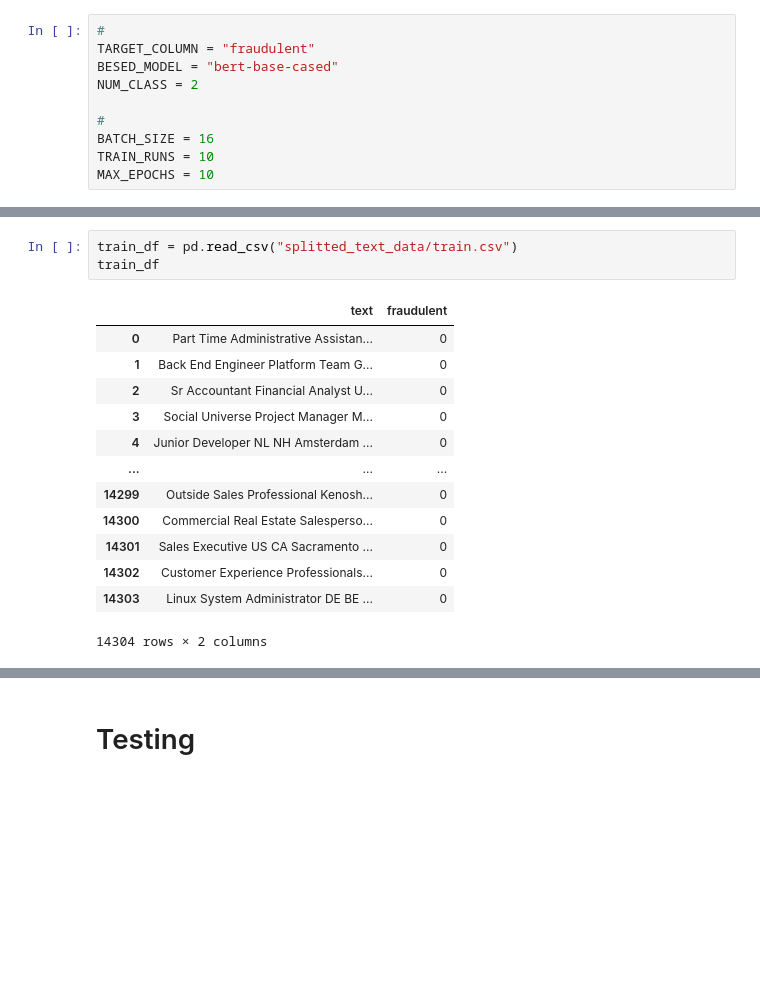
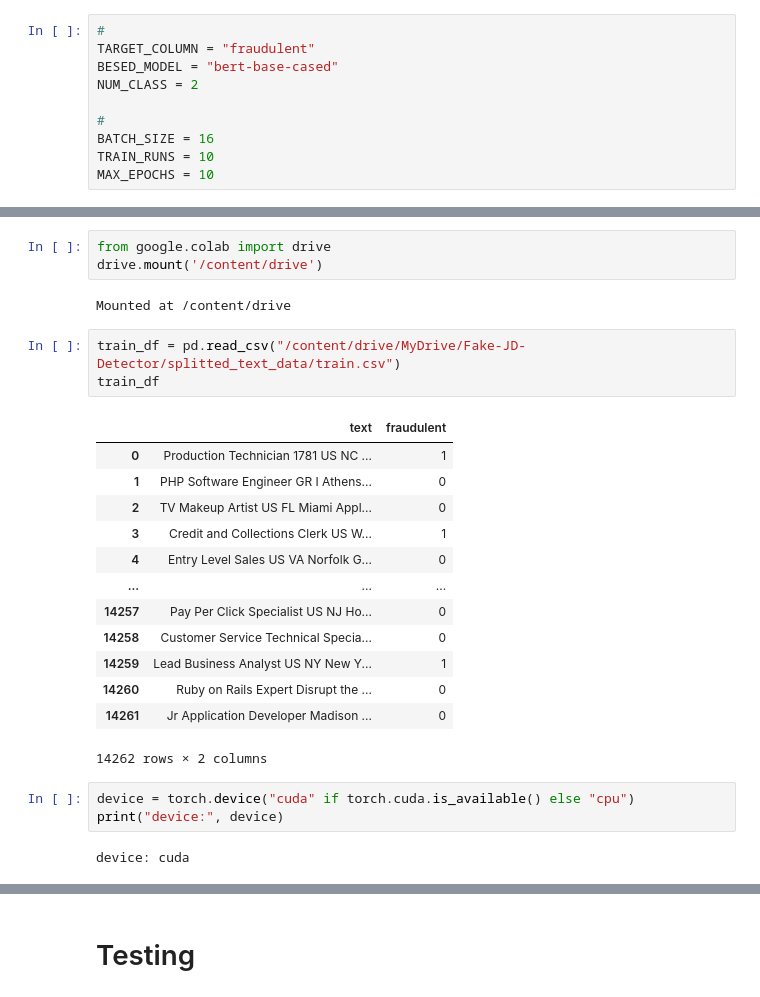
Before and after one commit to BillGuess/Fake-JD-Detector, a Jupyter notebook: model_training_testing.ipynb, the cells around one changed output, grey strips where cells are left out. Saved outputs shown, nothing was run; the diff lists cells and outputs as text; blank space fills up the shorter version.

```diff
--- a/model_training_testing.ipynb
+++ b/model_training_testing.ipynb
@@ -155,23 +175,33 @@ Some weights of the model checkpoint at bert-base-cased were not used when initi
 - This IS NOT expected if you are initializing BertForSequenceClassification from the checkpoint of a model that you expect to be exactly identical (initializing a BertForSequenceClassification model  ...
 Some weights of BertForSequenceClassification were not initialized from the model checkpoint at bert-base-cased and are newly initialized: ['classifier.bias', 'classifier.weight']
 You should probably TRAIN this model on a down-stream task to be able to use it for predictions and inference.
+# %%
+from google.colab import drive
+drive.mount('/content/drive')
+# %% [output]
+Mounted at /content/drive
 # %%
-train_df = pd.read_csv("splitted_text_data/train.csv")
+train_df = pd.read_csv("/content/drive/MyDrive/Fake-JD-Detector/splitted_text_data/train.csv")
 train_df
 # %% [output]
 |  | text | fraudulent |
-| 0 | Part Time Administrative Assistan... | 0 |
-| 1 | Back End Engineer Platform Team G... | 0 |
-| 2 | Sr Accountant Financial Analyst U... | 0 |
-| 3 | Social Universe Project Manager M... | 0 |
-| 4 | Junior Developer NL NH Amsterdam ... | 0 |
+| 0 | Production Technician 1781 US NC ... | 1 |
+| 1 | PHP Software Engineer GR I Athens... | 0 |
+| 2 | TV Makeup Artist US FL Miami Appl... | 0 |
+| 3 | Credit and Collections Clerk US W... | 1 |
+| 4 | Entry Level Sales US VA Norfolk G... | 0 |
 | ... | ... | ... |
-| 14299 | Outside Sales Professional Kenosh... | 0 |
-| 14300 | Commercial Real Estate Salesperso... | 0 |
-| 14301 | Sales Executive US CA Sacramento ... | 0 |
-| 14302 | Customer Experience Professionals... | 0 |
-| 14303 | Linux System Administrator DE BE ... | 0 |
+| 14257 | Pay Per Click Specialist US NJ Ho... | 0 |
+| 14258 | Customer Service Technical Specia... | 0 |
+| 14259 | Lead Business Analyst US NY New Y... | 1 |
+| 14260 | Ruby on Rails Expert Disrupt the ... | 0 |
+| 14261 | Jr Application Developer Madison ... | 0 |
-14304 rows × 2 columns
+14262 rows × 2 columns
+# %%
+device = torch.device("cuda" if torch.cuda.is_available() else "cpu")
+print("device:", device)
+# %% [output]
+device: cuda
 # %%
 %%time
 
```
Also changed, not shown: parts of 6 cells of this notebook.
